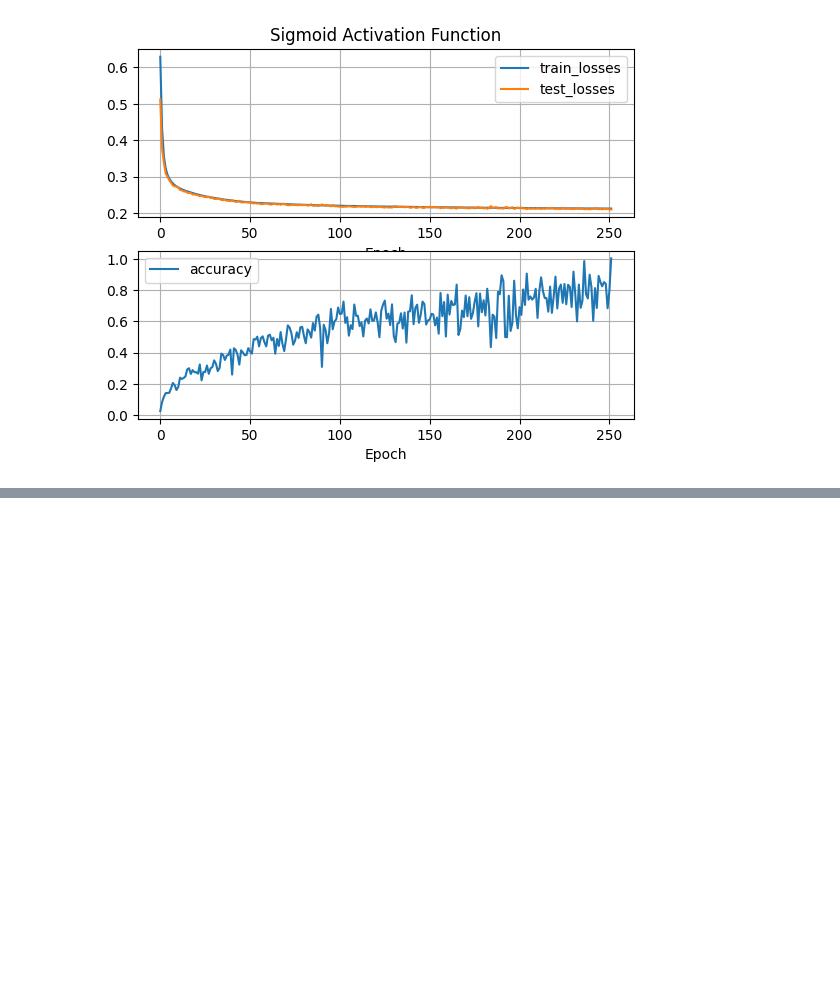
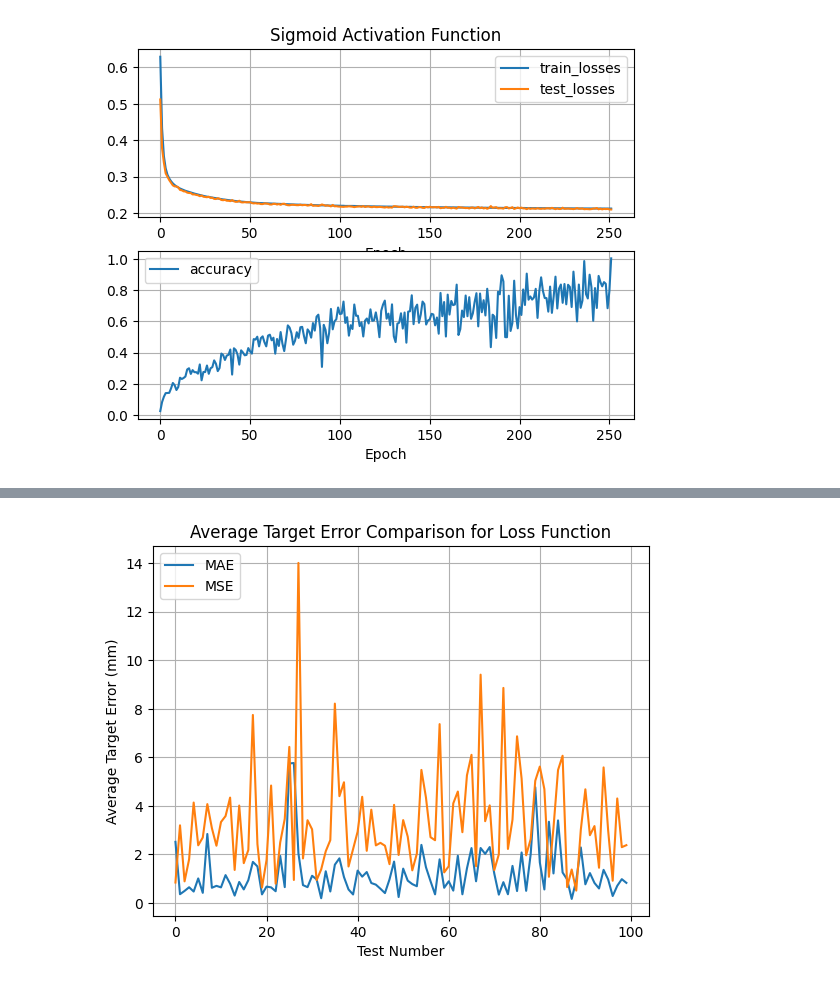
Before and after one commit to iibaaa/robot-arm-ann-control, a Jupyter notebook: analyse.ipynb, the cells around one changed output, grey strips where cells are left out. Saved outputs shown, nothing was run; the diff lists cells and outputs as text; code cells hidden in the pictures; blank space fills up the shorter version.

```diff
--- a/analyse.ipynb
+++ b/analyse.ipynb
@@ -135,0 +205,24 @@ fig.savefig("images/AverageTargetError.png")
+# %%
+# Diplay Comparison mean errors
+sigmoid_test_mae = np.load("results/test_results_model_sigmoid_mae_100k.npy", allow_pickle=True).item()
+sigmoid_test_mse = np.load("results/test_results_model_sigmoid_MSELoss.npy", allow_pickle=True).item()
+
+fig = plt.figure()
+ax = fig.add_subplot(111)
+
+mae_avrg_error = np.mean(sigmoid_test_mae["error"], axis=1) * 1000
+mse_avrg_error = np.mean(sigmoid_test_mse["error"], axis=1) * 1000
+
+ax.title.set_text("Average Target Error Comparison for Loss Function")
+ax.plot(mae_avrg_error, label="MAE")
+ax.plot(mse_avrg_error, label="MSE")
+
+ax.set_xlabel("Test Number")
+ax.set_ylabel("Average Target Error (mm)")
+ax.legend(loc="upper left")
+ax.grid()
+plt.show()
+
+fig.savefig("images/AverageTargetErrorLossFunction.png")
+# %% [output]
+[figure, added]
```
Also changed, not shown: parts of 3 cells of this notebook, 16 other files.
